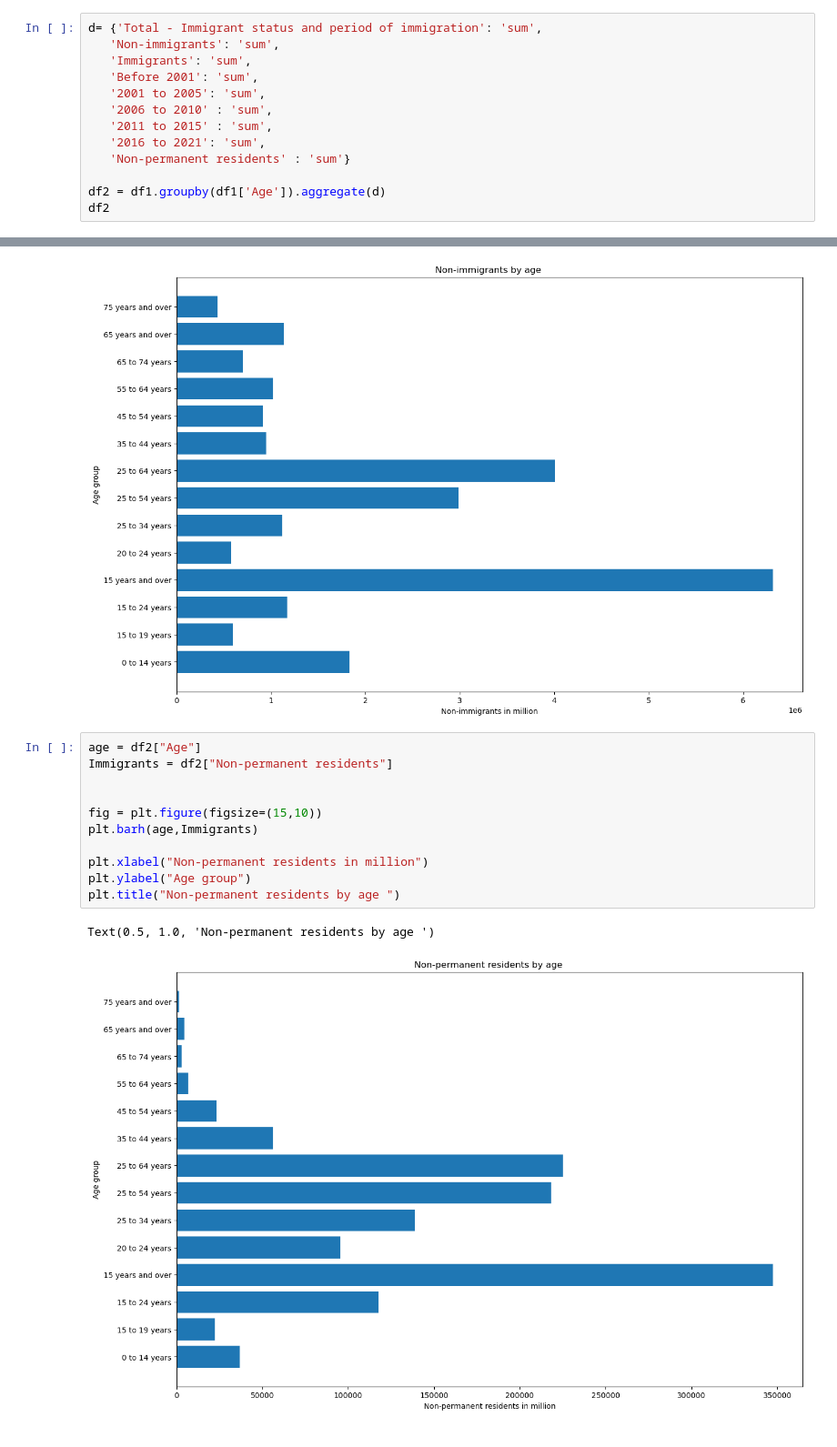
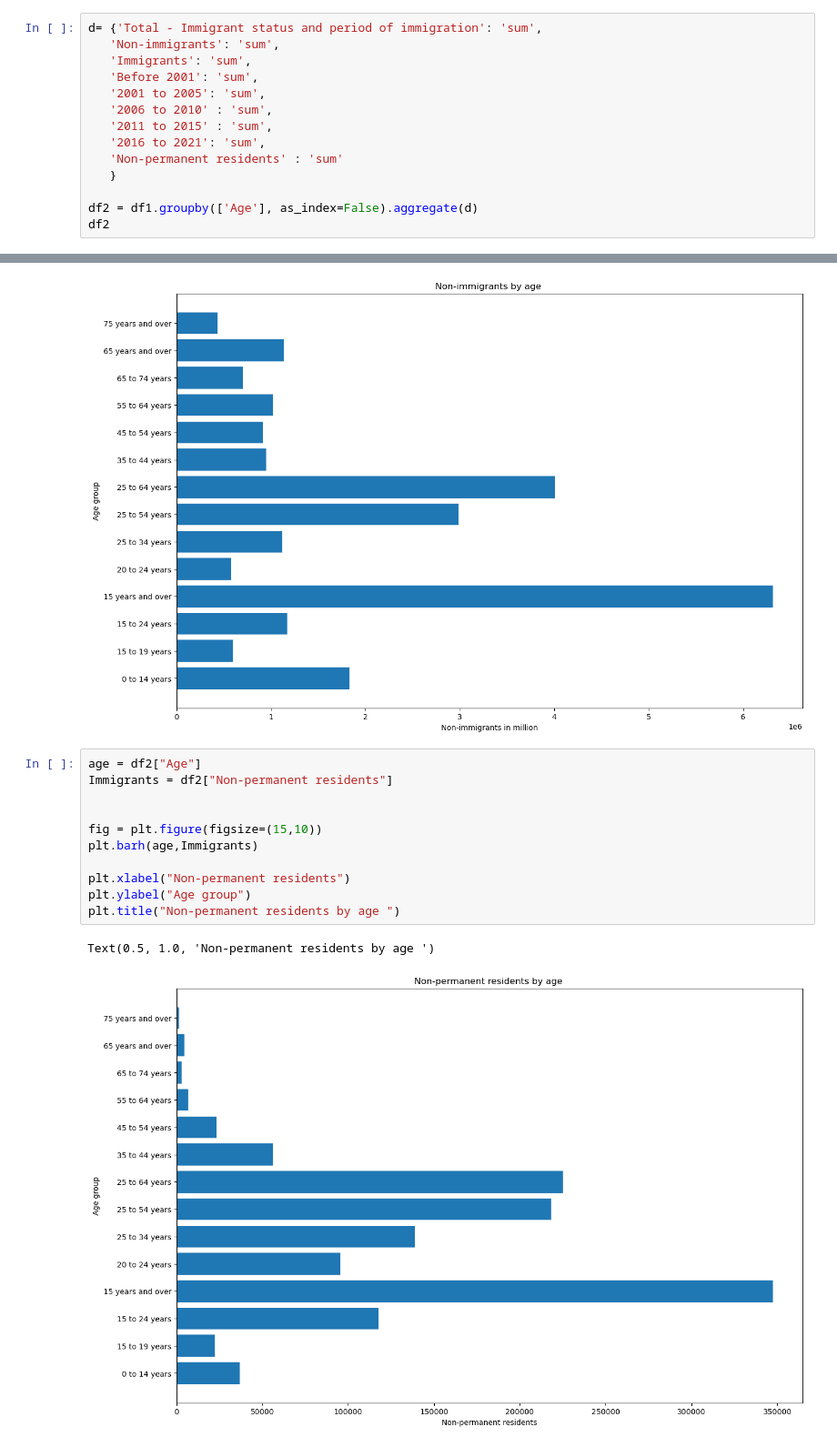
Before and after one commit to pgajjar13/EDA-Project-One-Group-6, a Jupyter notebook: Age_group.ipynb, the cells around one changed output, grey strips where cells are left out. Shown at 91% size. Cells and saved outputs as stored; diff of their text form.

```diff
--- a/Age_group.ipynb
+++ b/Age_group.ipynb
@@ -81,8 +81,9 @@ d= {'Total - Immigrant status and period of immigration': 'sum',
    '2006 to 2010' : 'sum',
    '2011 to 2015' : 'sum',
    '2016 to 2021': 'sum',
-   'Non-permanent residents' : 'sum'}
+   'Non-permanent residents' : 'sum'
+   }
 
-df2 = df1.groupby(df1['Age']).aggregate(d)
+df2 = df1.groupby(['Age'], as_index=False).aggregate(d)
 df2
 # %% [output]
@@ -148,14 +148,14 @@ Text(0.5, 1.0, 'Non-immigrants by age ')
 # %%
 age = df2["Age"]
 Immigrants = df2["Non-permanent residents"]
 
 
 fig = plt.figure(figsize=(15,10))
 plt.barh(age,Immigrants)
 
-plt.xlabel("Non-permanent residents in million")
+plt.xlabel("Non-permanent residents")
 plt.ylabel("Age group")
 plt.title("Non-permanent residents by age ")
 # %% [output]
 Text(0.5, 1.0, 'Non-permanent residents by age ')
-[figure, old version]
+[figure, new version]
```
Also changed, not shown: parts of 8 cells of this notebook, 1 other file.
